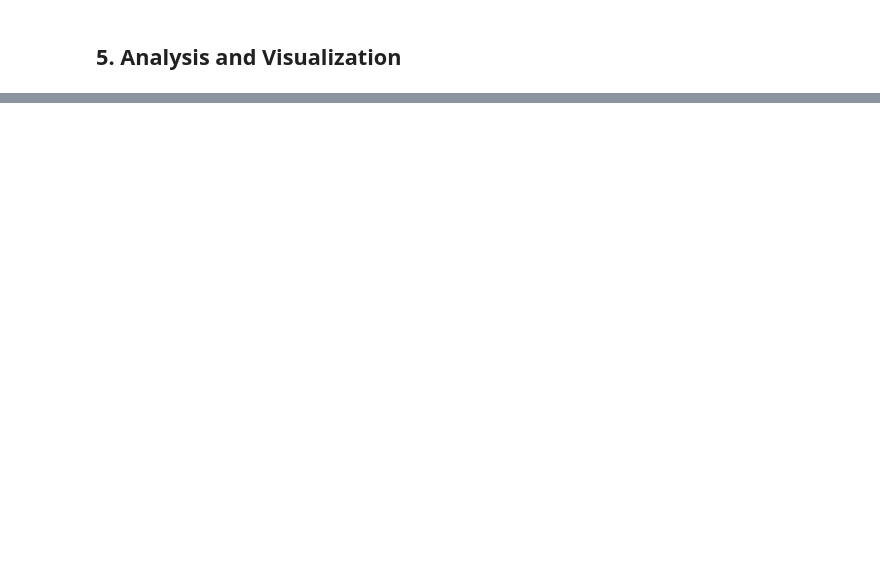
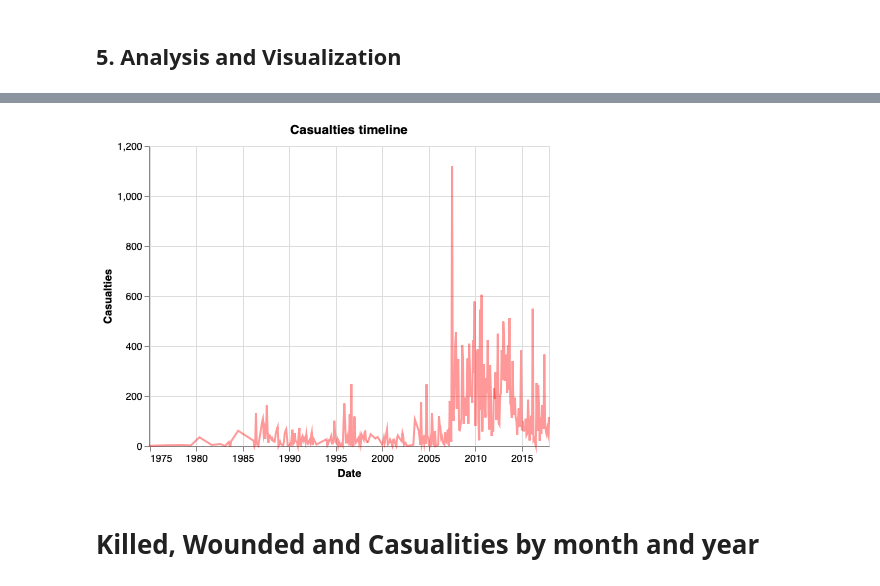
Before and after one commit to vcuspinera/Pakistan_inflation-crime, a Jupyter notebook: src/02_EDA_Crime.ipynb, the cells around one changed output, grey strips where cells are left out. Cells and saved outputs as stored; diff of their text form; code cells hidden in the pictures; blank space fills up the shorter version.

```diff
--- a/src/02_EDA_Crime.ipynb
+++ b/src/02_EDA_Crime.ipynb
@@ -46,0 +386,8 @@ RendererRegistry.enable('default')
+# %%
+source = pd.pivot_table(df, index=["Year", "Month"], values=["Casualties"],
+                        aggfunc=np.sum, fill_value=0).reset_index()
+
+# get colum of dates
+my_dates = pd.to_datetime(dict(year=source.Year, month=source.Month, day=1))
+source['date'] = my_dates
+source
@@ -46,0 +408,12 @@ RendererRegistry.enable('default')
+# %%
+alt.Chart(source).mark_line(color='red', opacity=.4).encode(
+    alt.X('date:T', title="Date"),
+    alt.Y('Casualties:Q'),
+    tooltip=['Casualties', 'date']
+).properties(
+    title="Casualties timeline"
+)
+# %% [output]
+[figure, added]
+# %% [markdown]
+# Killed, Wounded and Casualities by month and year
```
Also changed, not shown: parts of 45 cells of this notebook, 4 other files.
